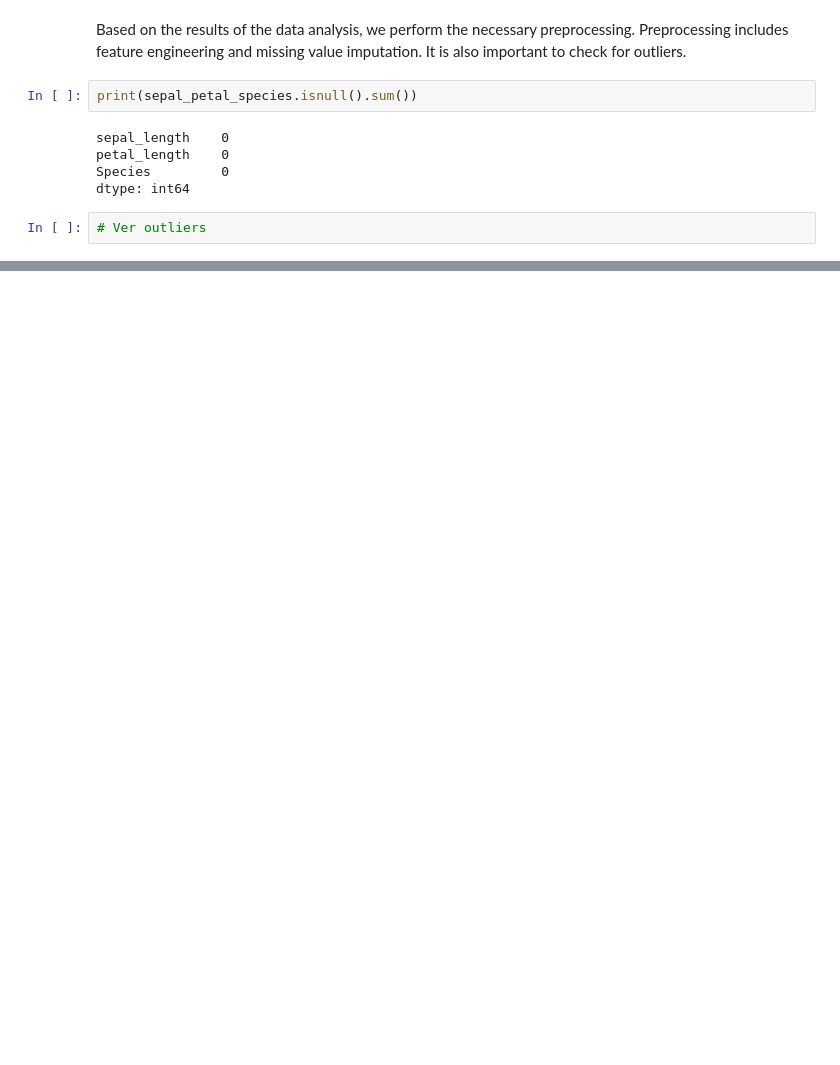
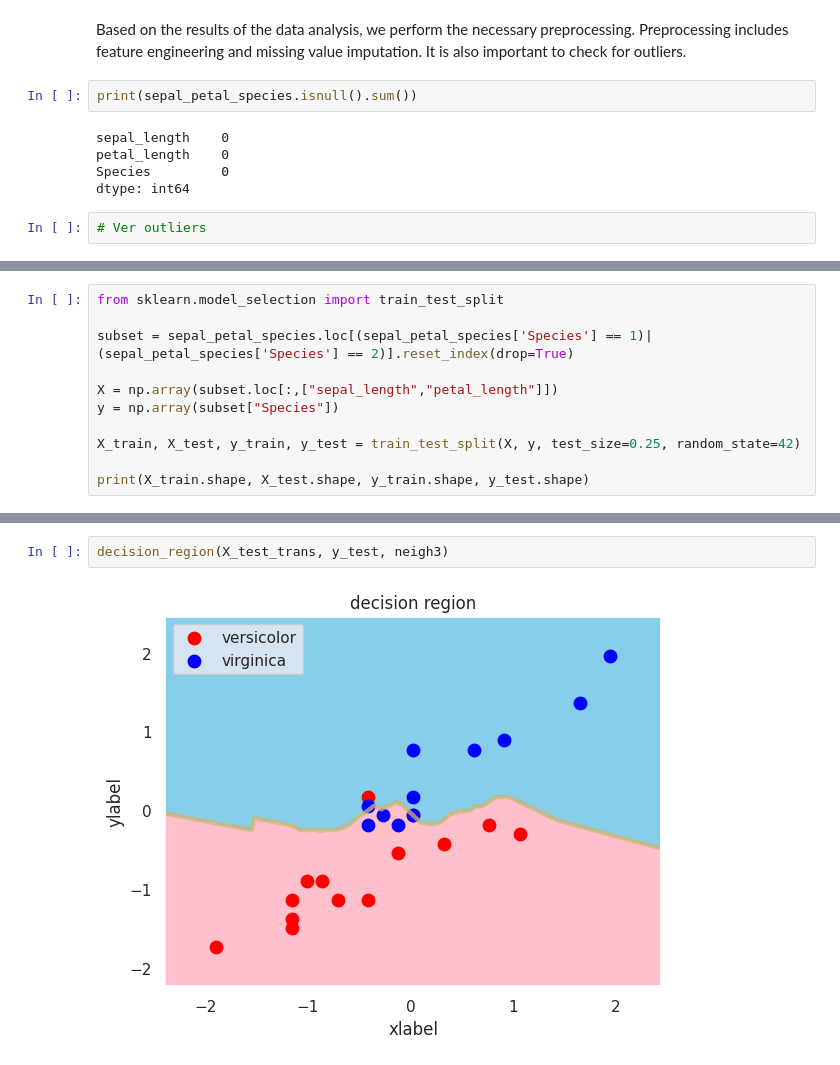
Before and after one commit to Mauroreis100/AIDataScienceCourse, a Jupyter notebook: 14. Binary Classification Dataset/Binary classification of Iris.ipynb, the cells around one changed output, grey strips where cells are left out. Saved outputs shown, nothing was run; the diff lists cells and outputs as text; blank space fills up the shorter version.

```diff
--- a/14. Binary Classification Dataset/Binary classification of Iris.ipynb
+++ b/14. Binary Classification Dataset/Binary classification of Iris.ipynb
@@ -91 +93,12 @@ pretreatment
 Process the data appropriately. Data quality is very important for getting good results with machine learning.
+# %%
+from sklearn.model_selection import train_test_split
+
+subset = sepal_petal_species.loc[(sepal_petal_species['Species'] == 1)|(sepal_petal_species['Species'] == 2)].reset_index(drop=True)
+
+X = np.array(subset.loc[:,["sepal_length","petal_length"]])
+y = np.array(subset["Species"])
+
+X_train, X_test, y_train, y_test = train_test_split(X, y, test_size=0.25, random_state=42)
+
+print(X_train.shape, X_test.shape, y_train.shape, y_test.shape)
@@ -91,0 +313,4 @@ Process the data appropriately. Data quality is very important for getting good
+# %%
+decision_region(X_test_trans, y_test, neigh3)
+# %% [output]
+[figure, added]
```
Also changed, not shown: parts of 54 cells of this notebook.
